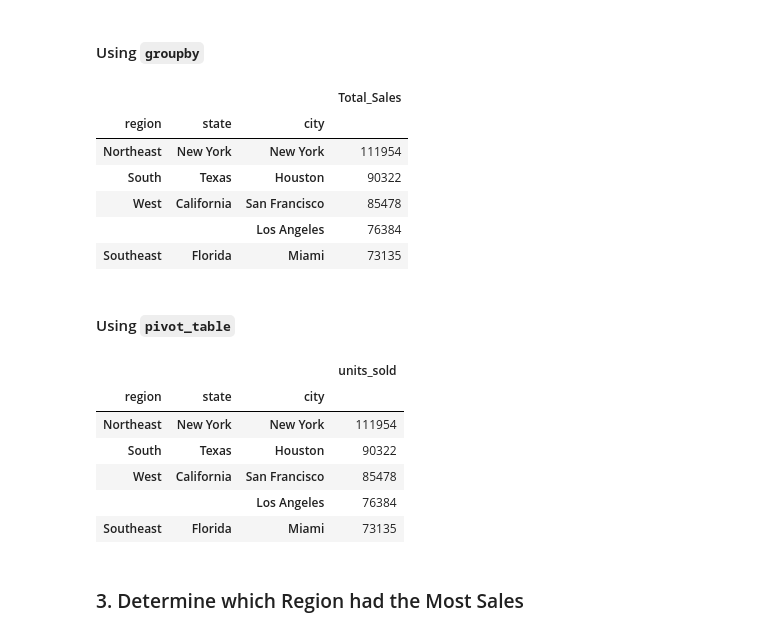
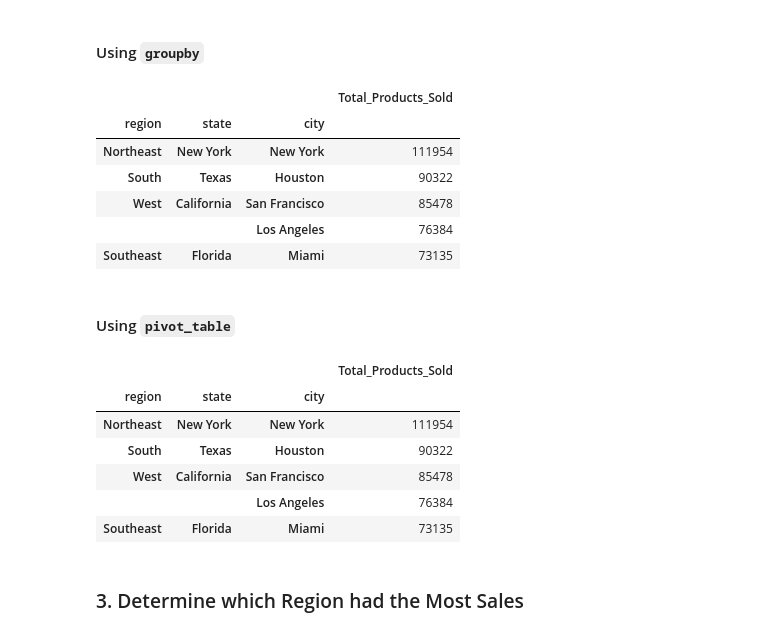
Before and after one commit to Farzana01/athletic_sales_analysis, a Jupyter notebook: M5_Starter_Code/athletic_sales_analysis_starter_code.ipynb, the cells around one changed output. Drawn from its saved outputs; the diff is of its cells as text; code cells hidden in the pictures.

```diff
--- a/M5_Starter_Code/athletic_sales_analysis_starter_code.ipynb
+++ b/M5_Starter_Code/athletic_sales_analysis_starter_code.ipynb
@@ -161,18 +161,12 @@ dtype: object
 # %%
 # Show the number products sold for region, state, and city.
 # Rename the sum to "Total_Products_Sold".
 
-'''Total_Products_Sold = sales_2020_2021_df.groupby(['region', 'state', 'city']).agg(Total_Products_Sold = ('units_sold','sum'))
+Total_Products_Sold = sales_2020_2021_df.groupby(['region', 'state', 'city']).agg(Total_Products_Sold = ('units_sold','sum'))
 Total_Products_Sold = Total_Products_Sold.sort_values(by='Total_Products_Sold', ascending=False).head(5)
-Total_Products_Sold'''
-
-# Show the total sales ($) for region, state, and city.
-# Rename the sum to "Total_Sales".
-Total_Sales = sales_2020_2021_df.groupby(['region', 'state', 'city']).agg(Total_Sales = ('units_sold','sum'))
-Total_Sales = Total_Sales.sort_values(by='Total_Sales', ascending=False).head(5)
-Total_Sales
+Total_Products_Sold
 # %% [output]
-|  |  |  | Total_Sales |
+|  |  |  | Total_Products_Sold |
 | region | state | city |  |
 | Northeast | New York | New York | 111954 |
 | South | Texas | Houston | 90322 |
@@ -185,6 +179,7 @@ Total_Sales
 # Show the number products sold for region, state, and city.
 pivot_table = pd.pivot_table(sales_2020_2021_df, index=['region', 'state', 'city'], values='units_sold', aggfunc='sum')
 pivot_table = pivot_table.sort_values(by='units_sold', ascending=False).head(5)
+pivot_table = pivot_table.rename(columns={'units_sold': 'Total_Products_Sold'})
 pivot_table
 
 # Rename the "units_sold" column to "Total_Products_Sold"
@@ -192,7 +187,7 @@ pivot_table
 
 # Show the top 5 results.
 # %% [output]
-|  |  |  | units_sold |
+|  |  |  | Total_Products_Sold |
 | region | state | city |  |
 | Northeast | New York | New York | 111954 |
 | South | Texas | Houston | 90322 |
```
Also changed, not shown: parts of 4 cells of this notebook.
